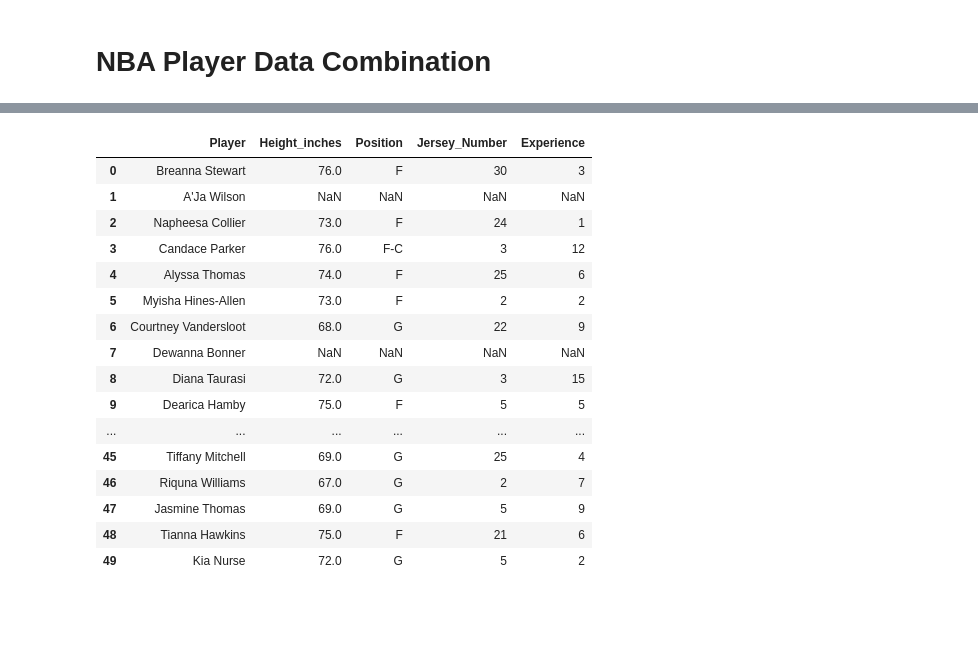
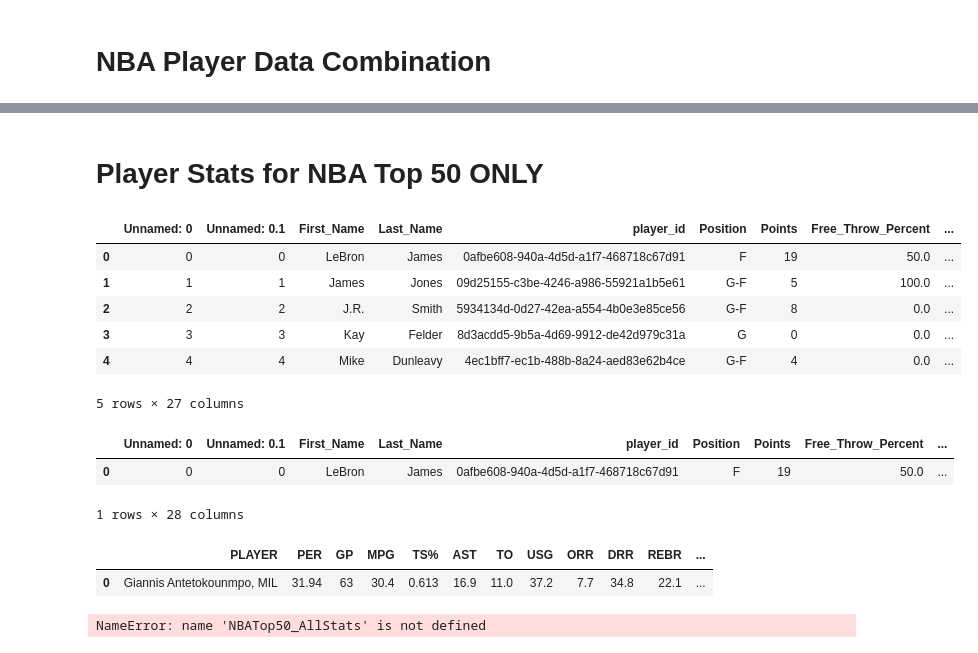
Before and after one commit to tylerspck/Bubble_ball, a Jupyter notebook: Player Data.ipynb, the cells around one changed output, grey strips where cells are left out. Saved outputs shown, nothing was run; the diff lists cells and outputs as text; code cells hidden in the pictures; blank space fills up the shorter version.

Commit message:
Top 50 NBA All Stats

```diff
--- a/Player Data.ipynb
+++ b/Player Data.ipynb
@@ -388,22 +341,4 @@ WNBATop50_DF.head(1)
 # %%
 WNBATop50_DF = WNBATop50_DF[['Player','Height_inches','Position','Jersey_Number','Experience']]
-WNBATop50_DF
+WNBATop50_DF.head(1)
-# %% [output]
-|  | Player | Height_inches | Position | Jersey_Number | Experience |
-| 0 | Breanna Stewart | 76.0 | F | 30 | 3 |
-| 1 | A'Ja Wilson | NaN | NaN | NaN | NaN |
-| 2 | Napheesa Collier | 73.0 | F | 24 | 1 |
-| 3 | Candace Parker | 76.0 | F-C | 3 | 12 |
-| 4 | Alyssa Thomas | 74.0 | F | 25 | 6 |
-| 5 | Myisha Hines-Allen | 73.0 | F | 2 | 2 |
-| 6 | Courtney Vandersloot | 68.0 | G | 22 | 9 |
-| 7 | Dewanna Bonner | NaN | NaN | NaN | NaN |
-| 8 | Diana Taurasi | 72.0 | G | 3 | 15 |
-| 9 | Dearica Hamby | 75.0 | F | 5 | 5 |
-| ... | ... | ... | ... | ... | ... |
-| 45 | Tiffany Mitchell | 69.0 | G | 25 | 4 |
-| 46 | Riquna Williams | 67.0 | G | 2 | 7 |
-| 47 | Jasmine Thomas | 69.0 | G | 5 | 9 |
-| 48 | Tianna Hawkins | 75.0 | F | 21 | 6 |
-| 49 | Kia Nurse | 72.0 | G | 5 | 2 |
 # %%
@@ -410,0 +346,25 @@ WNBATop50_DF.to_csv("data_files/FinalDataFiles/WNBA_Player_Profile.csv")
+# %% [markdown]
+# Player Stats for NBA Top 50 ONLY
+# %%
+NBA_AllStats = pd.read_csv('data_files/FinalDataFiles/NBA_AllStats.csv')
+NBA_AllStats.head()
+# %% [output]
+|  | Unnamed: 0 | Unnamed: 0.1 | First_Name | Last_Name | player_id | Position | Points | Free_Throw_Percent | ... |
+| 0 | 0 | 0 | LeBron | James | 0afbe608-940a-4d5d-a1f7-468718c67d91 | F | 19 | 50.0 | ... |
+| 1 | 1 | 1 | James | Jones | 09d25155-c3be-4246-a986-55921a1b5e61 | G-F | 5 | 100.0 | ... |
+| 2 | 2 | 2 | J.R. | Smith | 5934134d-0d27-42ea-a554-4b0e3e85ce56 | G-F | 8 | 0.0 | ... |
+| 3 | 3 | 3 | Kay | Felder | 8d3acdd5-9b5a-4d69-9912-de42d979c31a | G | 0 | 0.0 | ... |
+| 4 | 4 | 4 | Mike | Dunleavy | 4ec1bff7-ec1b-488b-8a24-aed83e62b4ce | G-F | 4 | 0.0 | ... |
+5 rows × 27 columns
+# %%
+NBA_AllStats['Player'] = NBA_AllStats['First_Name'].str.cat(NBA_AllStats['Last_Name'],sep=" ")
+NBA_AllStats.head(1)
+# %% [output]
+|  | Unnamed: 0 | Unnamed: 0.1 | First_Name | Last_Name | player_id | Position | Points | Free_Throw_Percent | ... |
+| 0 | 0 | 0 | LeBron | James | 0afbe608-940a-4d5d-a1f7-468718c67d91 | F | 19 | 50.0 | ... |
+1 rows × 28 columns
+# %%
+NBATop50.head(1)
+# %% [output]
+|  | PLAYER | PER | GP | MPG | TS% | AST | TO | USG | ORR | DRR | REBR | ... |
+| 0 | Giannis Antetokounmpo, MIL | 31.94 | 63 | 30.4 | 0.613 | 16.9 | 11.0 | 37.2 | 7.7 | 34.8 | 22.1 | ... |
@@ -410,0 +375,4 @@ WNBATop50_DF.to_csv("data_files/FinalDataFiles/WNBA_Player_Profile.csv")
+# %%
+NBATop50_AllStats.to_csv("data_files/FinalDataFiles/NBATop50_AllStats.csv")
+# %% [output]
+NameError: name 'NBATop50_AllStats' is not defined
```
Also changed, not shown: parts of 21 cells of this notebook, 1 other file.
